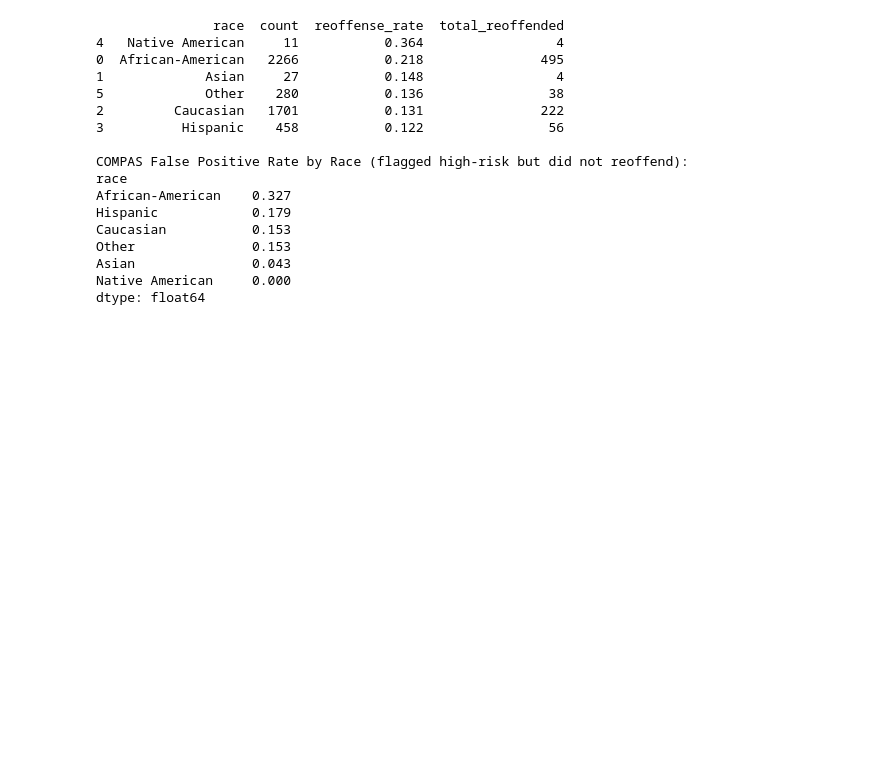
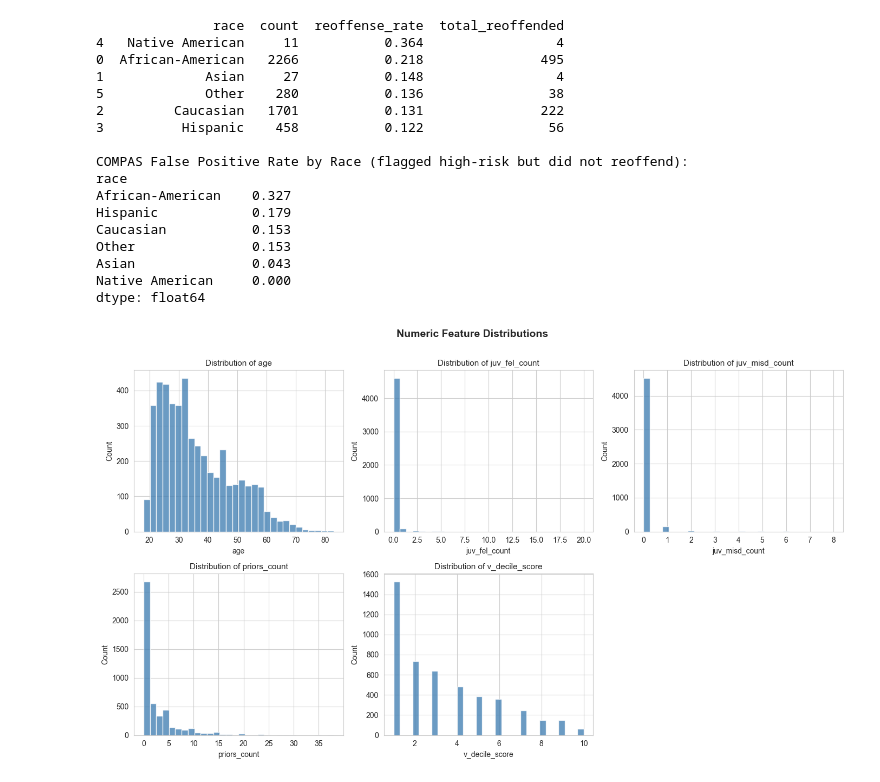
Before and after one commit to pillaiarjun/recidivai, a Jupyter notebook: notebooks/01_eda.ipynb, the cells around one changed output. Drawn from its saved outputs; the diff is of its cells as text; code cells hidden in the pictures; blank space fills up the shorter version.

```diff
--- a/notebooks/01_eda.ipynb
+++ b/notebooks/01_eda.ipynb
@@ -133,3 +133,23 @@ Other               0.153
 Asian               0.043
 Native American     0.000
 dtype: float64
+# %%
+numeric_cols = ['age', 'juv_fel_count', 'juv_misd_count', 'priors_count', 'v_decile_score']
+
+fig, axes = plt.subplots(2, 3, figsize=(14, 8))
+axes = axes.flatten()
+
+for i, col in enumerate(numeric_cols):
+    axes[i].hist(df[col].dropna(), bins=30, color='steelblue', edgecolor='white', alpha=0.8)
+    axes[i].set_title(f'Distribution of {col}', fontsize=11)
+    axes[i].set_xlabel(col)
+    axes[i].set_ylabel('Count')
+
+axes[5].set_visible(False)
+
+plt.suptitle('Numeric Feature Distributions', fontsize=14, fontweight='bold', y=1.01)
+plt.tight_layout()
+plt.savefig('../docs/feature_distributions.png', dpi=150, bbox_inches='tight')
+plt.show()
+# %% [output]
+[figure, added]
```
Also changed, not shown: parts of 2 cells of this notebook, 3 other files.
